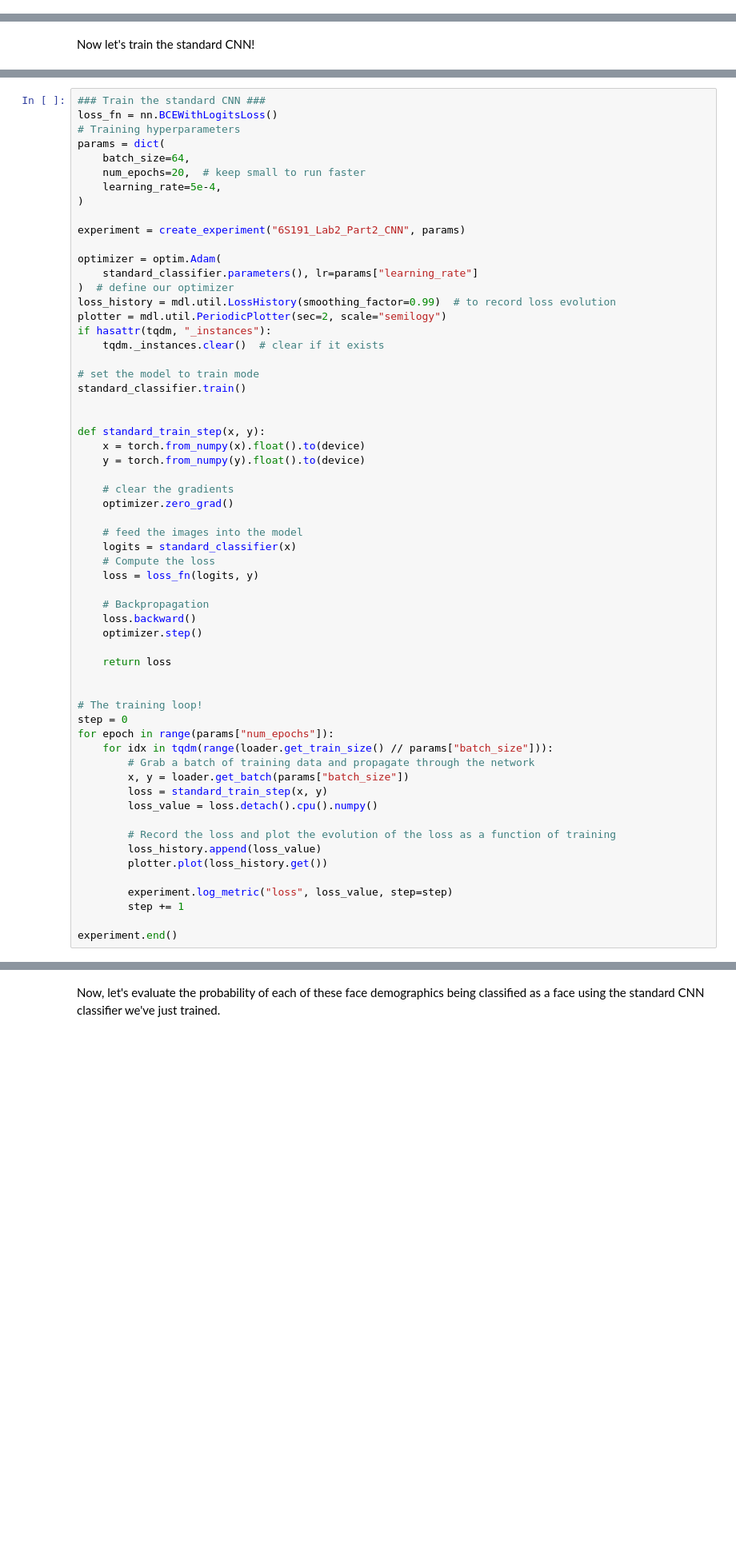
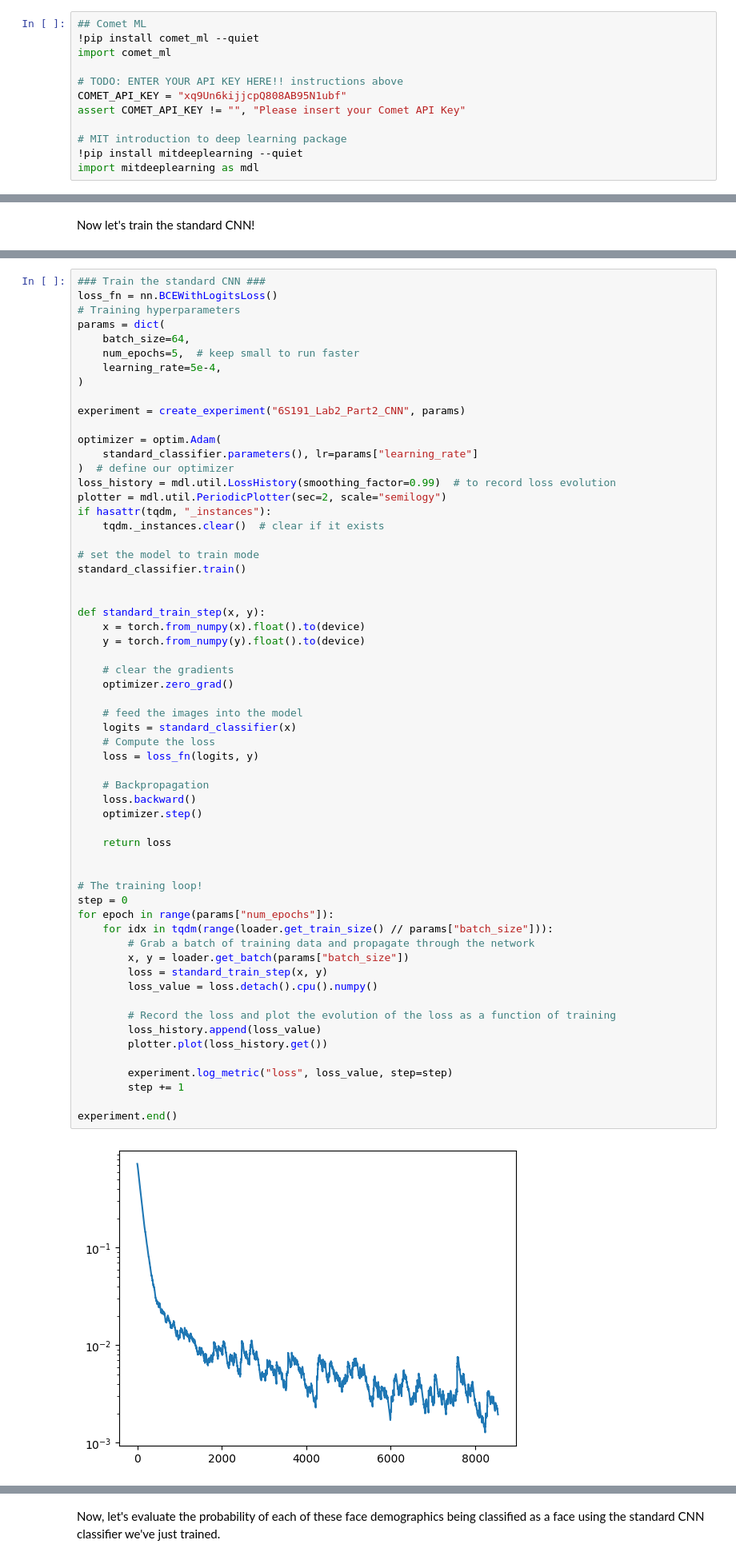
Before and after one commit to fmata17/ml_lab, a Jupyter notebook: mit_dl/lab2/Part2_Debiasing.ipynb, the cells around one changed output, grey strips where cells are left out. Shown at 80% size. Cells and saved outputs as stored; diff of their text form; blank space fills up the shorter version.

Commit message:
Upload of local self learning progress.

```diff
--- a/mit_dl/lab2/Part2_Debiasing.ipynb
+++ b/mit_dl/lab2/Part2_Debiasing.ipynb
@@ -83,3 +73,15 @@ if torch.cuda.is_available():
     cudnn.benchmark = True
 else:
   raise ValueError("GPU is not available. Change Colab runtime.")
+# %%
+## Comet ML
+!pip install comet_ml --quiet
+import comet_ml
+
+# TODO: ENTER YOUR API KEY HERE!! instructions above
+COMET_API_KEY = "xq9Un6kijjcpQ808AB95N1ubf"
+assert COMET_API_KEY != "", "Please insert your Comet API Key"
+
+# MIT introduction to deep learning package
+!pip install mitdeeplearning --quiet
+import mitdeeplearning as mdl
@@ -226,7 +273,7 @@ loss_fn = nn.BCEWithLogitsLoss()
 # Training hyperparameters
 params = dict(
     batch_size=64,
-    num_epochs=20,  # keep small to run faster
+    num_epochs=5,  # keep small to run faster
     learning_rate=5e-4,
 )
 
@@ -253,30 +300,32 @@ def standard_train_step(x, y):
 
     # feed the images into the model
     logits = standard_classifier(x)
     # Compute the loss
     loss = loss_fn(logits, y)
 
     # Backpropagation
     loss.backward()
     optimizer.step()
 
     return loss
 
 
 # The training loop!
 step = 0
 for epoch in range(params["num_epochs"]):
     for idx in tqdm(range(loader.get_train_size() // params["batch_size"])):
         # Grab a batch of training data and propagate through the network
         x, y = loader.get_batch(params["batch_size"])
         loss = standard_train_step(x, y)
         loss_value = loss.detach().cpu().numpy()
 
         # Record the loss and plot the evolution of the loss as a function of training
         loss_history.append(loss_value)
         plotter.plot(loss_history.get())
 
         experiment.log_metric("loss", loss_value, step=step)
         step += 1
 
 experiment.end()
+# %% [output]
+[figure, added]
```
Also changed, not shown: parts of 24 cells of this notebook, 14 other files.
